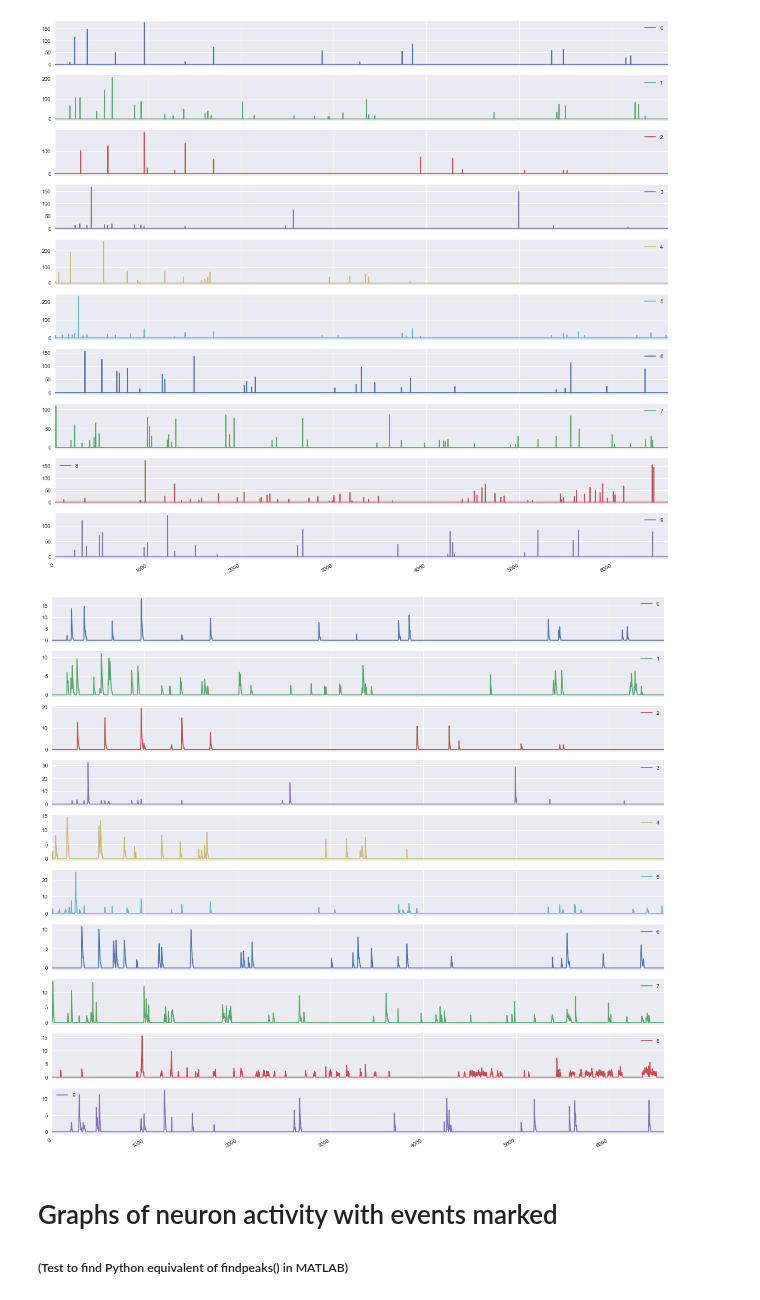
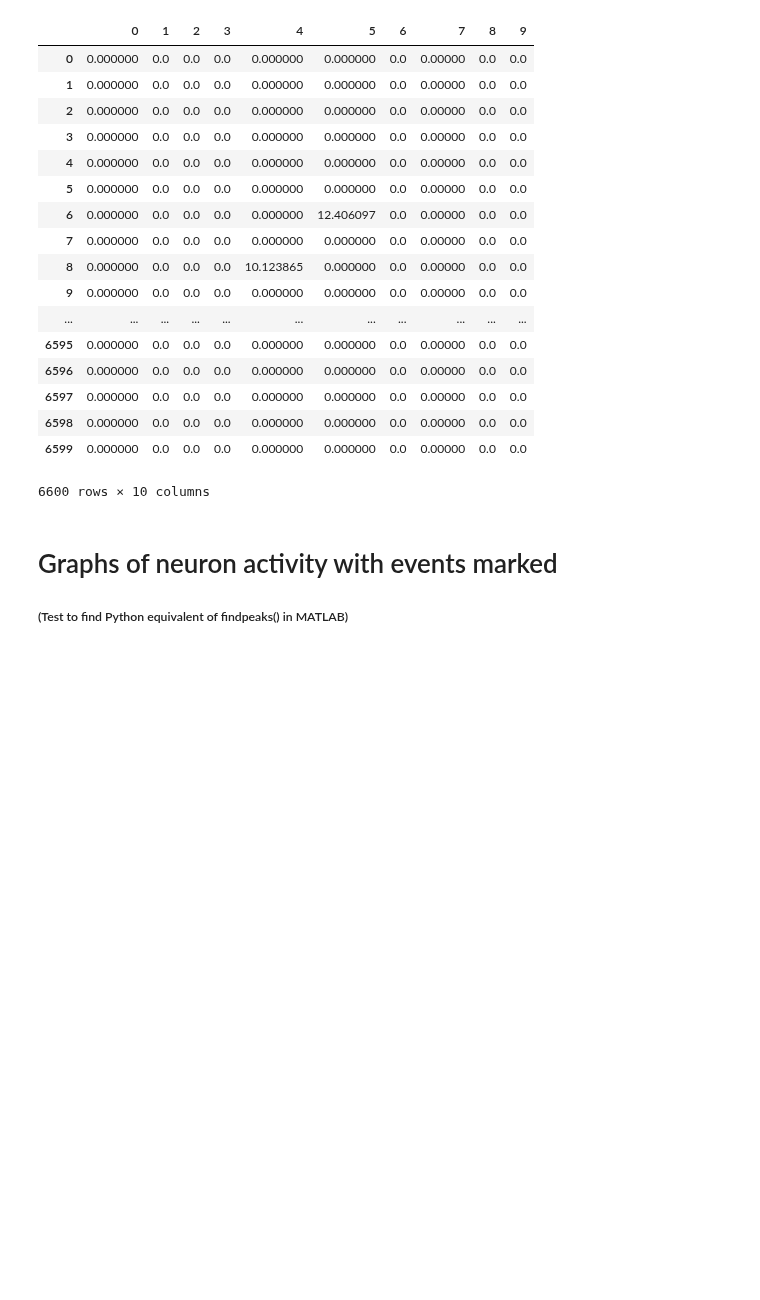
Before and after one commit to smu160/PvsNP, a Jupyter notebook: detect_ca_transients_mossy.ipynb, the cells around one changed output. Saved outputs shown, nothing was run; the diff lists cells and outputs as text; code cells hidden in the pictures; blank space fills up the shorter version.

Commit message:
Addressed issue in which AUC matrix created with matrix was not the same as the dataframe created with Python

```diff
--- a/detect_ca_transients_mossy.ipynb
+++ b/detect_ca_transients_mossy.ipynb
@@ -110,9 +110,14 @@ def detect_ca_transients_mossy(data, thresh, baseline, t_half, frame_rate):
                 found = False
 
             # Specify stop index of transient from offset vector
-            if offset[m + 1] - offset[m] > 1:
+            if offset[m + 1] - offset[m] > 1 or m == len(offset) - 2:
 
-                finish = offset[m];
+                # Deals with the last index in the vector
+                if (m == len(offset) - 2):
+                    finish = offset[m + 1]
+                    # print("dealing with the last index in the vector, same as above")
+                else:
+                    finish = offset[m]
 
                 # Find the peak value in that start-stop range
                 MAX = max(cell_data[column][start:finish+1].tolist())
@@ -125,7 +130,7 @@ def detect_ca_transients_mossy(data, thresh, baseline, t_half, frame_rate):
 
                 # print(max_amp_index)
 
-                peak_to_offset_vector = list(range(max_amp_index, finish + 1))
+                peak_to_offset_vector = list(range(max_amp_index, finish +1))
 
                 # print(peak_to_offset_vector)
 
@@ -149,6 +154,8 @@ def detect_ca_transients_mossy(data, thresh, baseline, t_half, frame_rate):
                     # Create a matrix with all the calcium transient AOC values
                     # (all zeros except for the AOC value assigned to the peak timepoint)
                     cell_AUC_df[column][max_amp_index] = transient_area
+
+            # dealing with the last index in the vector, same as above
 
     """
     # Detect multi-peak transients and update in cell_events
@@ -178,11 +185,10 @@ def detect_ca_transients_mossy(data, thresh, baseline, t_half, frame_rate):
     return [cell_data, cell_AUC_df, cell_transients]
 # %%
 data = pd.read_csv('~/TraceRaw_Mouse_drd46.csv', header=None)
-lst_of_dataframes = detect_ca_transients_mossy(data, 2, .5, 0.2, 10)
+lst_of_dataframes = detect_ca_transients_mossy(data, 2, 0.5, 0.2, 10)
 
-# lst_of_dataframes[2]
-
-lst_of_dataframes[0].plot(subplots=True, figsize=(20, 20));
-lst_of_dataframes[1].plot(subplots=True, figsize=(20, 20));
-lst_of_dataframes[2].plot(subplots=True, figsize=(20, 20));
+lst_of_dataframes[1]
+# lst_of_dataframes[0].plot(subplots=True, figsize=(20, 20));
+# lst_of_dataframes[1].plot(subplots=True, figsize=(20, 20));
+# lst_of_dataframes[2].plot(subplots=True, figsize=(20, 20));
 # %% [output]
@@ -190,5 +195,21 @@ lst_of_dataframes[2].plot(subplots=True, figsize=(20, 20));
-[figure, removed]
-[figure, removed]
+|  | 0 | 1 | 2 | 3 | 4 | 5 | 6 | 7 | 8 | 9 |
+| 0 | 0.000000 | 0.0 | 0.0 | 0.0 | 0.000000 | 0.000000 | 0.0 | 0.00000 | 0.0 | 0.0 |
+| 1 | 0.000000 | 0.0 | 0.0 | 0.0 | 0.000000 | 0.000000 | 0.0 | 0.00000 | 0.0 | 0.0 |
+| 2 | 0.000000 | 0.0 | 0.0 | 0.0 | 0.000000 | 0.000000 | 0.0 | 0.00000 | 0.0 | 0.0 |
+| 3 | 0.000000 | 0.0 | 0.0 | 0.0 | 0.000000 | 0.000000 | 0.0 | 0.00000 | 0.0 | 0.0 |
+| 4 | 0.000000 | 0.0 | 0.0 | 0.0 | 0.000000 | 0.000000 | 0.0 | 0.00000 | 0.0 | 0.0 |
+| 5 | 0.000000 | 0.0 | 0.0 | 0.0 | 0.000000 | 0.000000 | 0.0 | 0.00000 | 0.0 | 0.0 |
+| 6 | 0.000000 | 0.0 | 0.0 | 0.0 | 0.000000 | 12.406097 | 0.0 | 0.00000 | 0.0 | 0.0 |
+| 7 | 0.000000 | 0.0 | 0.0 | 0.0 | 0.000000 | 0.000000 | 0.0 | 0.00000 | 0.0 | 0.0 |
+| 8 | 0.000000 | 0.0 | 0.0 | 0.0 | 10.123865 | 0.000000 | 0.0 | 0.00000 | 0.0 | 0.0 |
+| 9 | 0.000000 | 0.0 | 0.0 | 0.0 | 0.000000 | 0.000000 | 0.0 | 0.00000 | 0.0 | 0.0 |
+| ... | ... | ... | ... | ... | ... | ... | ... | ... | ... | ... |
+| 6595 | 0.000000 | 0.0 | 0.0 | 0.0 | 0.000000 | 0.000000 | 0.0 | 0.00000 | 0.0 | 0.0 |
+| 6596 | 0.000000 | 0.0 | 0.0 | 0.0 | 0.000000 | 0.000000 | 0.0 | 0.00000 | 0.0 | 0.0 |
+| 6597 | 0.000000 | 0.0 | 0.0 | 0.0 | 0.000000 | 0.000000 | 0.0 | 0.00000 | 0.0 | 0.0 |
+| 6598 | 0.000000 | 0.0 | 0.0 | 0.0 | 0.000000 | 0.000000 | 0.0 | 0.00000 | 0.0 | 0.0 |
+| 6599 | 0.000000 | 0.0 | 0.0 | 0.0 | 0.000000 | 0.000000 | 0.0 | 0.00000 | 0.0 | 0.0 |
+6600 rows × 10 columns
 # %% [markdown]
 # Graphs of neuron activity with events marked
 ##### (Test to find Python equivalent of findpeaks() in MATLAB)
```
Also changed, not shown: parts of 1 cell of this notebook.
